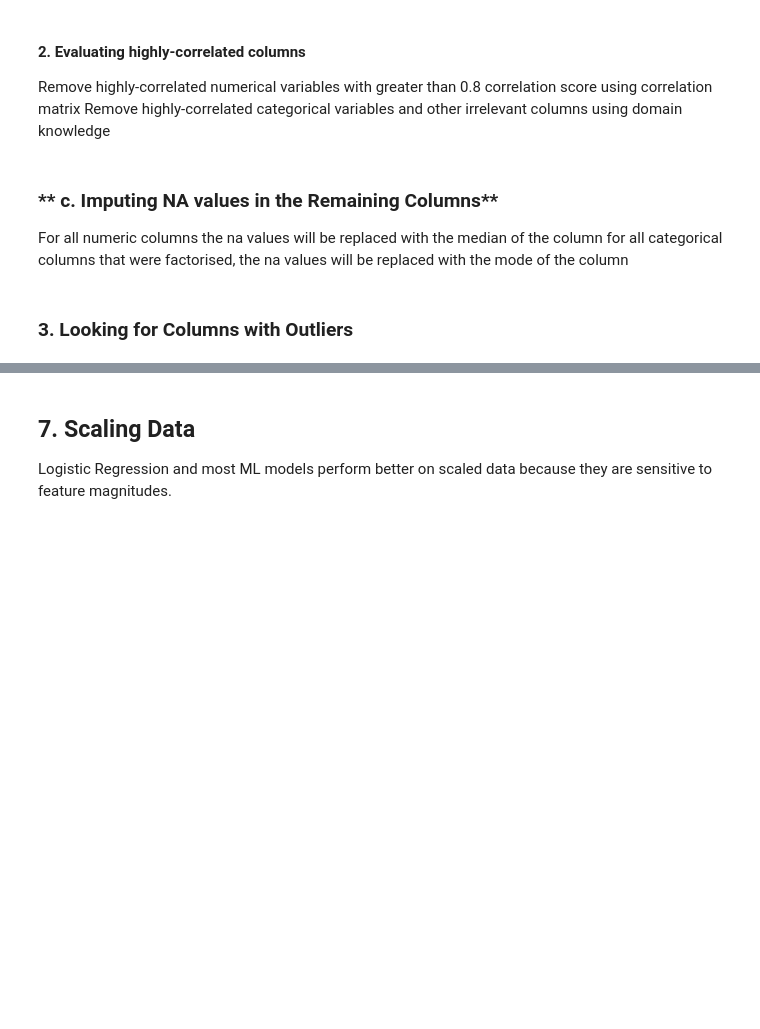
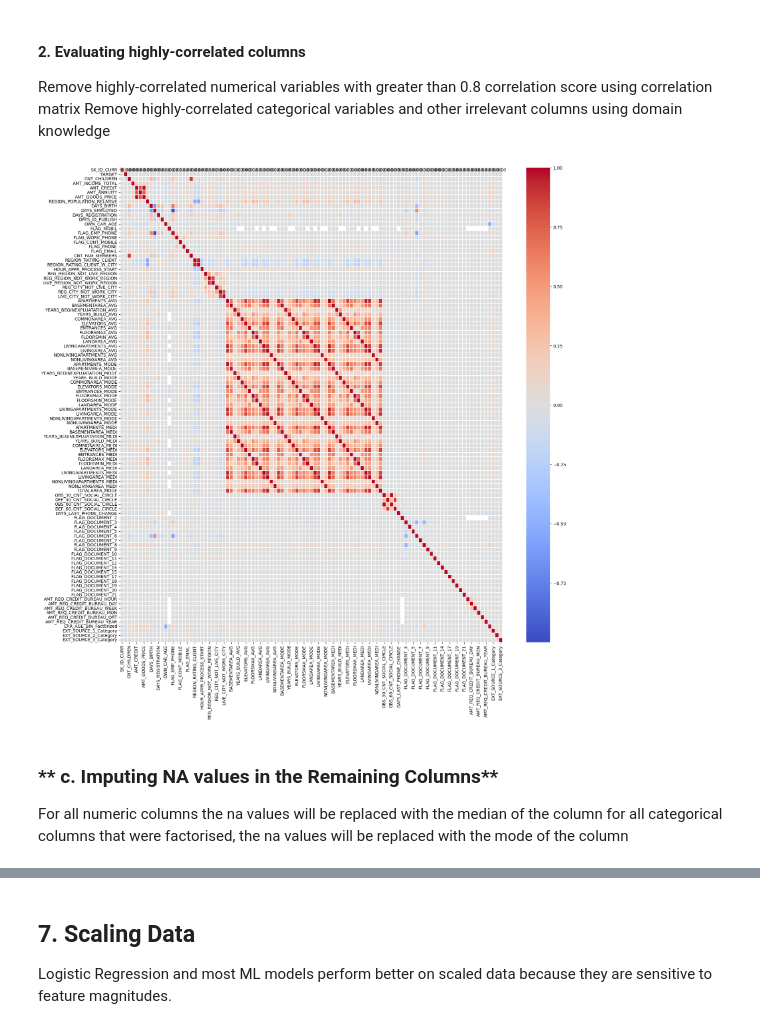
Before and after one commit to Sudeeptha21/Capstone_Kaggle_NB, a Jupyter notebook: Capstone_Group_Notebook.ipynb, the cells around one changed output, grey strips where cells are left out. Cells and saved outputs as stored; diff of their text form; code cells hidden in the pictures; blank space fills up the shorter version.

```diff
--- a/Capstone_Group_Notebook.ipynb
+++ b/Capstone_Group_Notebook.ipynb
@@ -343,0 +407,27 @@ EXT_SOURCE_2 has a concentrated distribution with a peak of 0.6, suggesting that
+# %%
+# Convert OWN_CAR_AGE to float32 to avoid float16 issues
+application_train_df["OWN_CAR_AGE"] = application_train_df["OWN_CAR_AGE"].astype("float32")
+
+# Apply pd.cut() after ensuring the correct dtype
+# Apply pd.cut(), making a new feature
+application_train_df["CAR_AGE_BIN"] = pd.cut(application_train_df["OWN_CAR_AGE"],
+                             labels=["new", "old", "quite old", "very old"],
+                             bins=[0, application_train_df["OWN_CAR_AGE"].quantile(0.25),
+                                   application_train_df["OWN_CAR_AGE"].median(),
+                                   application_train_df["OWN_CAR_AGE"].quantile(0.75),
+                                   application_train_df["OWN_CAR_AGE"].max()])
+
+# For rows that were originally missing, assign 'none' explicitly
+application_train_df["CAR_AGE_BIN"] = application_train_df["CAR_AGE_BIN"].cat.add_categories("none")  # Add "none" as a category
+application_train_df["CAR_AGE_BIN"] = application_train_df["CAR_AGE_BIN"].fillna("none")
+
+# Show the result
+print(application_train_df[['OWN_CAR_AGE', 'CAR_AGE_BIN']])
+
+# factorize
+application_train_df['CAR_AGE_BIN'] = pd.Categorical(application_train_df['CAR_AGE_BIN'], categories=["none", "very old", "quite old", "old", "new"], \
+                                               ordered=True) #order of value matter
+print(application_train_df['CAR_AGE_BIN'])
+
+application_train_df["CAR_AGE_BIN_Factorized"], _ = pd.factorize(application_train_df["CAR_AGE_BIN"])
+application_train_df.drop(columns=["CAR_AGE_BIN"], inplace=True)
@@ -343,0 +452,6 @@ EXT_SOURCE_2 has a concentrated distribution with a peak of 0.6, suggesting that
+# %%
+#Change the missing occupations to others
+application_train_df["OCCUPATION_TYPE"] = application_train_df["OCCUPATION_TYPE"].fillna("Others")
+
+#Get the count for each occupations
+application_train_df["OCCUPATION_TYPE"].value_counts()
@@ -401,13 +547,17 @@ def factorize_cat_cols(df):
 Remove highly-correlated numerical variables with greater than 0.8 correlation score using correlation matrix
 Remove highly-correlated categorical variables and other irrelevant columns using domain knowledge
 # %%
-# numeric_columns = application_train_df.select_dtypes(include=['number']).columns
+# Step 1: Select only numeric columns
+numeric_columns = application_train_df.select_dtypes(include=['number']).columns
 
-# correlation_matrix = application_train_df[numeric_columns].corr()
+# Step 2: Compute the correlation matrix for numeric columns
+correlation_matrix = application_train_df[numeric_columns].corr()
 
-# plt.figure(figsize=(20,20))
-# sns.heatmap(correlation_matrix, annot=True, cmap='coolwarm', fmt='.2f', linewidths = 0.2)
-# plt.show()
+plt.figure(figsize=(20,20))
+sns.heatmap(correlation_matrix, annot=True, cmap='coolwarm', fmt='.2f', linewidths = 0.2)
+plt.show()
+# %% [output]
+[figure, added]
 # %%
 # Drop highly-correlated numerical variables
 # Identify pairs of features with correlation above a threshold
@@ -449,5 +597,3 @@ def imputing_na(df):
             df[col] = df[col].fillna(df[col].median())
     print("Imputed all na values")
     return df
-# %% [markdown]
-### 3. Looking for Columns with Outliers
```
Also changed, not shown: parts of 57 cells of this notebook.
